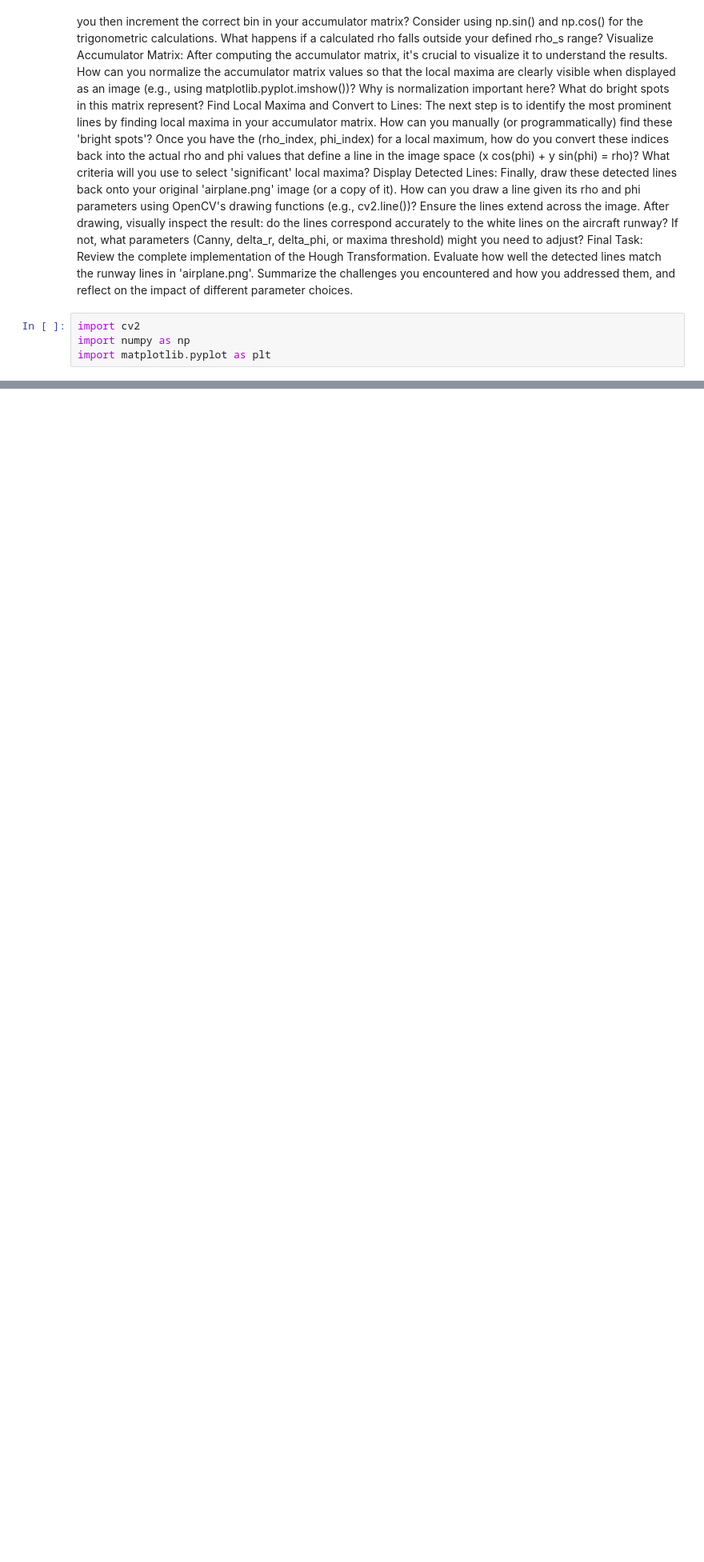
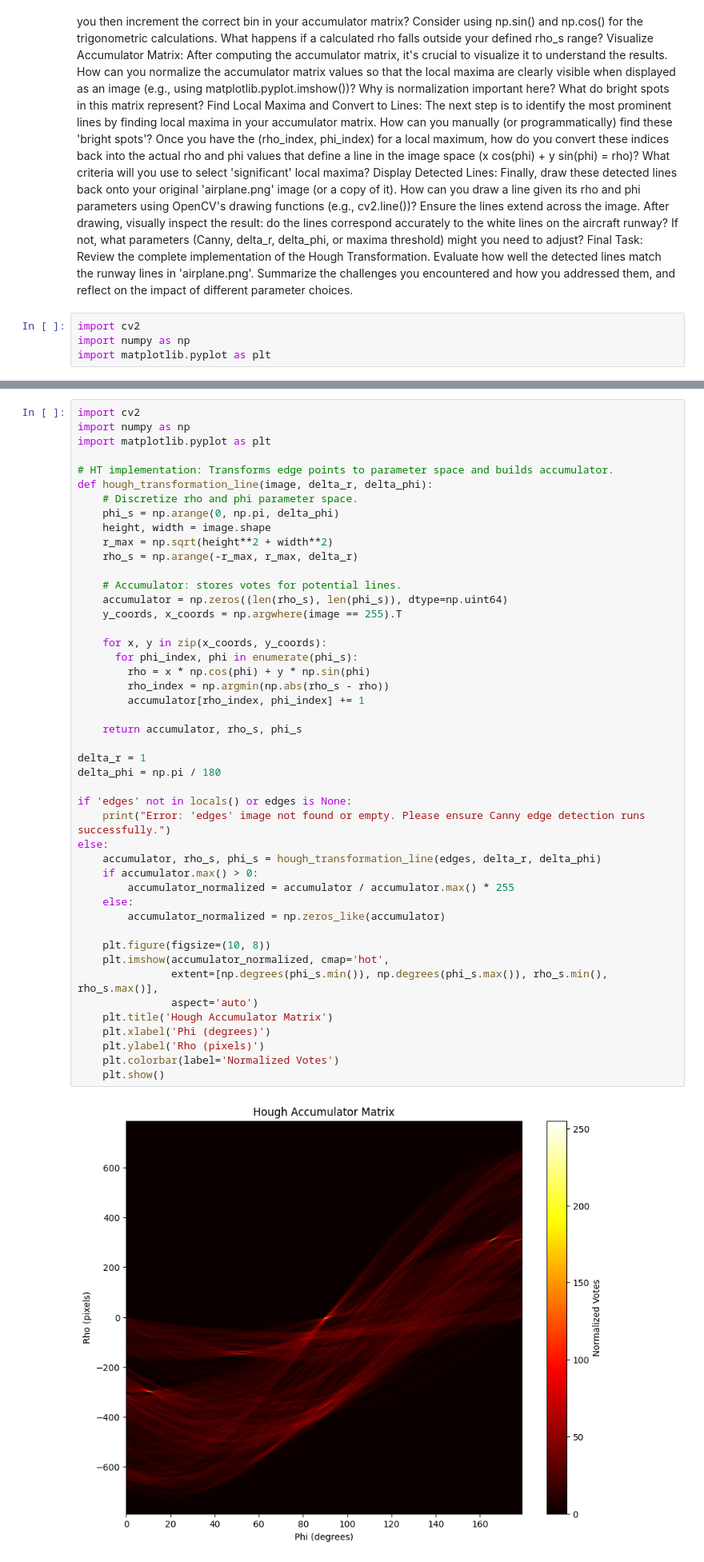
Before and after one commit to Ambos14/ComputerVision26, a Jupyter notebook: Praktikum5/l5b.ipynb, the cells around one changed output, grey strips where cells are left out. Shown at 80% size. Cells and saved outputs as stored; diff of their text form; blank space fills up the shorter version.

```diff
--- a/Praktikum5/l5b.ipynb
+++ b/Praktikum5/l5b.ipynb
@@ -95,0 +62,48 @@ def hough_transformation_line(image, delta_r, delta_phi):
+# %%
+import cv2
+import numpy as np
+import matplotlib.pyplot as plt
+
+# HT implementation: Transforms edge points to parameter space and builds accumulator.
+def hough_transformation_line(image, delta_r, delta_phi):
+    # Discretize rho and phi parameter space.
+    phi_s = np.arange(0, np.pi, delta_phi)
+    height, width = image.shape
+    r_max = np.sqrt(height**2 + width**2)
+    rho_s = np.arange(-r_max, r_max, delta_r)
+
+    # Accumulator: stores votes for potential lines.
+    accumulator = np.zeros((len(rho_s), len(phi_s)), dtype=np.uint64)
+    y_coords, x_coords = np.argwhere(image == 255).T
+
+    for x, y in zip(x_coords, y_coords):
+      for phi_index, phi in enumerate(phi_s):
+        rho = x * np.cos(phi) + y * np.sin(phi)
+        rho_index = np.argmin(np.abs(rho_s - rho))
+        accumulator[rho_index, phi_index] += 1
+
+    return accumulator, rho_s, phi_s
+
+delta_r = 1
+delta_phi = np.pi / 180
+
+if 'edges' not in locals() or edges is None:
+    print("Error: 'edges' image not found or empty. Please ensure Canny edge detection runs successfully.")
+else:
+    accumulator, rho_s, phi_s = hough_transformation_line(edges, delta_r, delta_phi)
+    if accumulator.max() > 0:
+        accumulator_normalized = accumulator / accumulator.max() * 255
+    else:
+        accumulator_normalized = np.zeros_like(accumulator)
+
+    plt.figure(figsize=(10, 8))
+    plt.imshow(accumulator_normalized, cmap='hot',
+               extent=[np.degrees(phi_s.min()), np.degrees(phi_s.max()), rho_s.min(), rho_s.max()],
+               aspect='auto')
+    plt.title('Hough Accumulator Matrix')
+    plt.xlabel('Phi (degrees)')
+    plt.ylabel('Rho (pixels)')
+    plt.colorbar(label='Normalized Votes')
+    plt.show()
+# %% [output]
+[figure, added]
```
Also changed, not shown: parts of 8 cells of this notebook.
